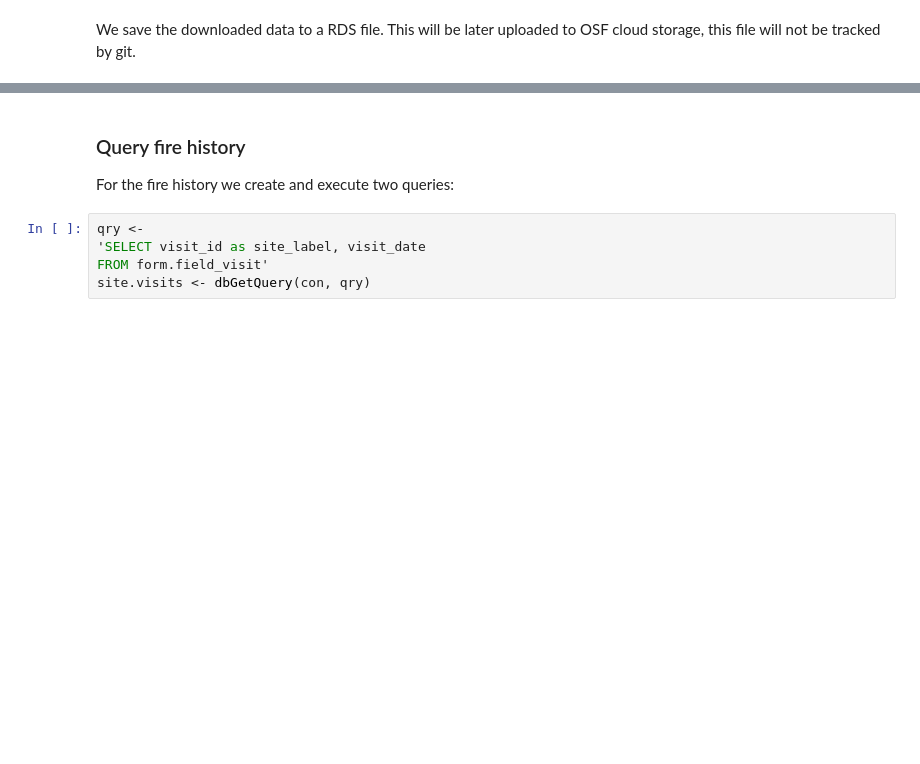
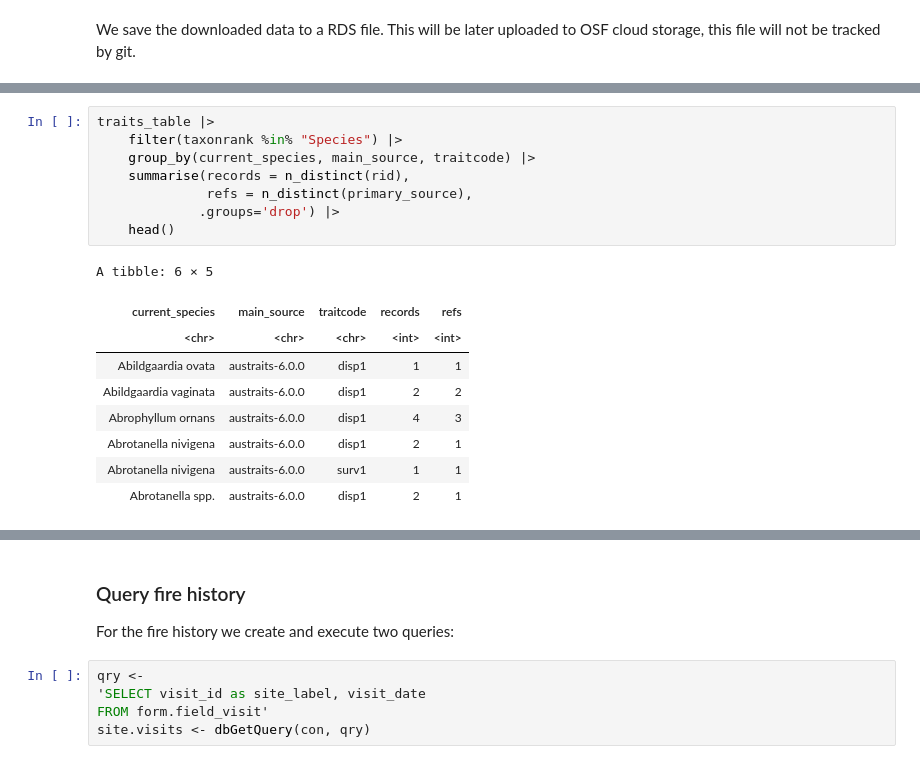
Before and after one commit to ces-unsw-edu-au/fireveg-db-exports, a Jupyter notebook: RDS-output/Read-tables-from-database.ipynb, the cells around one changed output, grey strips where cells are left out. Saved outputs shown, nothing was run; the diff lists cells and outputs as text; blank space fills up the shorter version.

```diff
--- a/RDS-output/Read-tables-from-database.ipynb
+++ b/RDS-output/Read-tables-from-database.ipynb
@@ -155,0 +349,18 @@ We save the downloaded data to a RDS file. This will be later uploaded to OSF cl
+# %%
+traits_table |>
+    filter(taxonrank %in% "Species") |>
+    group_by(current_species, main_source, traitcode) |>
+    summarise(records = n_distinct(rid),
+              refs = n_distinct(primary_source),
+             .groups='drop') |>
+    head()
+# %% [output]
+A tibble: 6 × 5
+| current_species | main_source | traitcode | records | refs |
+| <chr> | <chr> | <chr> | <int> | <int> |
+| Abildgaardia ovata | austraits-6.0.0 | disp1 | 1 | 1 |
+| Abildgaardia vaginata | austraits-6.0.0 | disp1 | 2 | 2 |
+| Abrophyllum ornans | austraits-6.0.0 | disp1 | 4 | 3 |
+| Abrotanella nivigena | austraits-6.0.0 | disp1 | 2 | 1 |
+| Abrotanella nivigena | austraits-6.0.0 | surv1 | 1 | 1 |
+| Abrotanella spp. | austraits-6.0.0 | disp1 | 2 | 1 |
```
Also changed, not shown: parts of 38 cells of this notebook, 2 other files.
